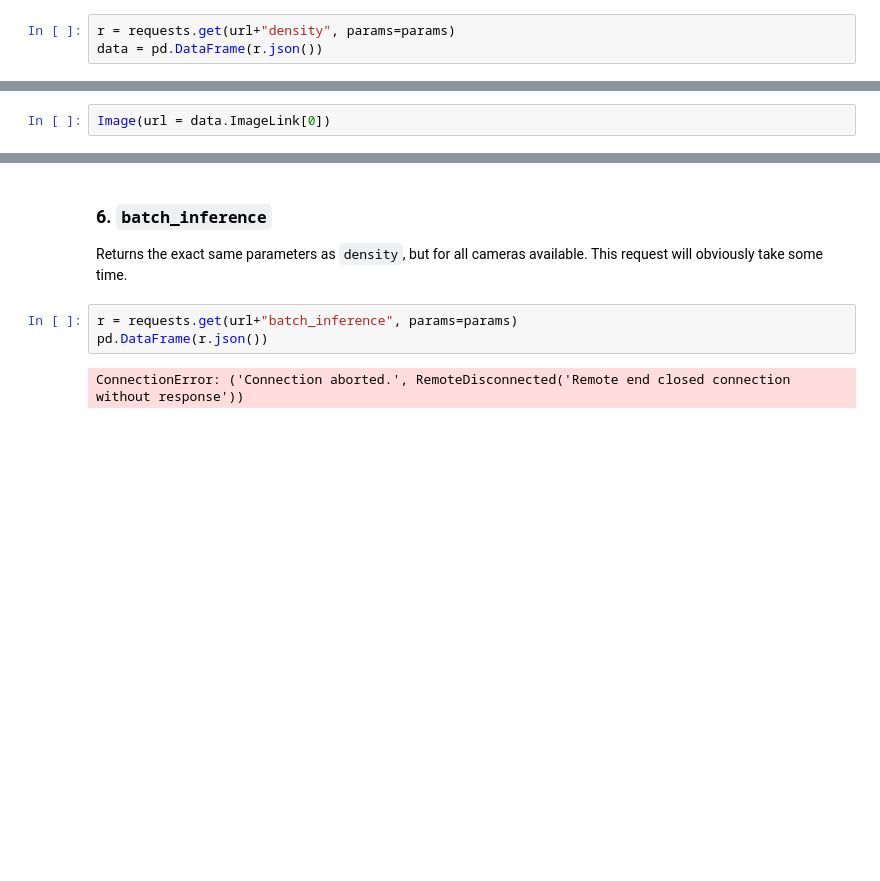
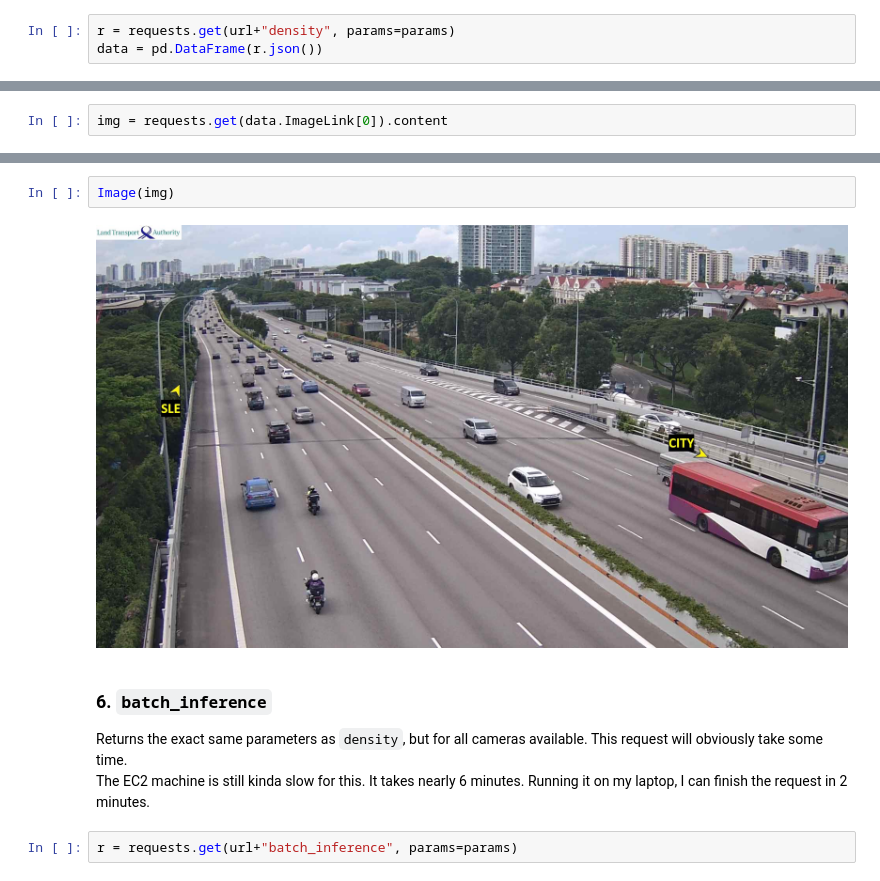
Before and after one commit to hewliyang/dsa3101-2210-14-lta, a Jupyter notebook: backend/api_demo.ipynb, the cells around one changed output, grey strips where cells are left out. Saved outputs shown, nothing was run; the diff lists cells and outputs as text; blank space fills up the shorter version.

````diff
--- a/backend/api_demo.ipynb
+++ b/backend/api_demo.ipynb
@@ -98,2 +98,2 @@ data
 # %%
-Image(url = data.ImageLink[0])
+img = requests.get(data.ImageLink[0]).content
@@ -102,9 +100,11 @@ Image(url = data.ImageLink[0])
+# %%
+Image(img)
+# %% [output]
+[figure, added]
 # %% [markdown]
 ### 6. ```batch_inference```
 
 Returns the exact same parameters as ```density```, but for all cameras available. This request will obviously take some time.
+The EC2 machine is still kinda slow for this. It takes nearly 6 minutes. Running it on my laptop, I can finish the request in 2 minutes.
 # %%
 r = requests.get(url+"batch_inference", params=params)
-pd.DataFrame(r.json())
-# %% [output]
-ConnectionError: ('Connection aborted.', RemoteDisconnected('Remote end closed connection without response'))
````
Also changed, not shown: parts of 16 cells of this notebook.
